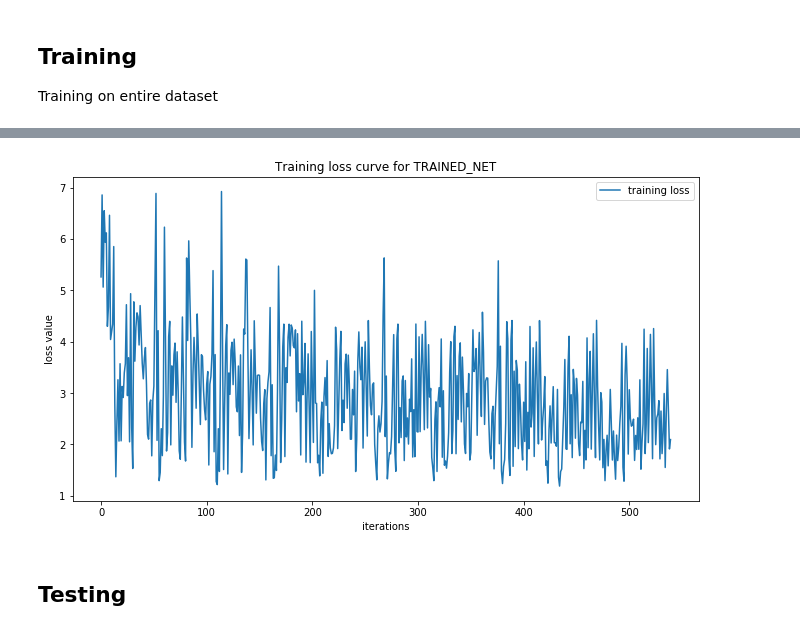
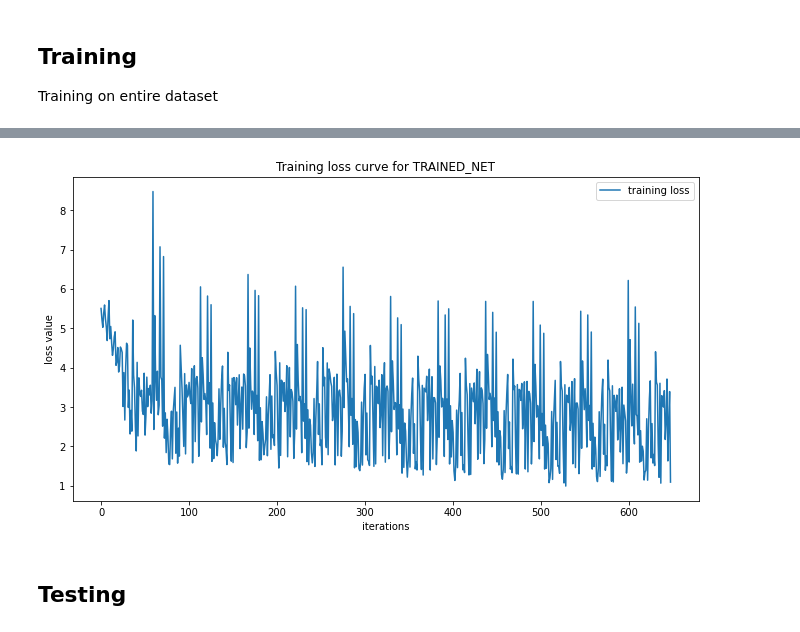
Before and after one commit to jazzalin/spacecraft-pose-estimation, a Jupyter notebook: model/model.ipynb, the cells around one changed output, grey strips where cells are left out. Cells and saved outputs as stored; diff of their text form; code cells hidden in the pictures.

Commit message:
train with rescrop

```diff
--- a/model/model.ipynb
+++ b/model/model.ipynb
@@ -57,6 +98,16 @@ val_transform = transforms.Compose([
     transforms.ToTensor(),
     # transforms.Normalize([0.5],[0.5])
 ])
+
+# rescrop_transform = transforms.Compose([
+#     # transforms.CenterCrop(1200),
+#     JointRescrop,
+# #     transforms.ToTensor(),
+#     # transforms.Normalize([0.5],[0.5])
+# ])
+rescrop_transform = JointRescrop
+
+# options: figure out how to get compose to work or add jointToTensor code into JointRescrop directly.
 # %%
 # Datasets
 # NOTE: we don't have the labels for the test set, so we need to split the training set
@@ -82,10 +133,22 @@ sanity_dataset = SpeedDataset(
 #     annotations_root=annotations_root_dir,
 #     transform=val_transform
 # )
+
+rescrop_dataset = SpeedDataset(
+    split="train",
+    split_index=1000, # used to make a smaller training set for dev
+    speed_root=dataset_root_dir,
+    annotations_root=annotations_root_dir,
+    transform=rescrop_transform
+)
 # %%
 (train_len, test_len) = (int(0.85*len(training_dataset)), int(0.15*len(training_dataset)))
 assert train_len + test_len == len(training_dataset)
 train_dataset, test_dataset = torch.utils.data.random_split(training_dataset, (train_len, test_len))
+
+(train_len, test_len) = (int(0.85*len(rescrop_dataset)), int(0.15*len(rescrop_dataset)))
+assert train_len + test_len == len(rescrop_dataset)
+rescrop_dataset, test_dataset = torch.utils.data.random_split(rescrop_dataset, (train_len, test_len))
 # %%
 # Dataloading
 WORKERS=6
@@ -93,6 +156,7 @@ train_loader = DataLoader(train_dataset, batch_size=16, num_workers=WORKERS, shu
 sanity_loader = DataLoader(sanity_dataset, batch_size=1, num_workers=WORKERS, shuffle=False)
 test_loader = DataLoader(test_dataset, batch_size=1, num_workers=WORKERS, shuffle=False)
 # val_loader = DataLoader(val_dataset, batch_size=1, num_workers=WORKERS, shuffle=False)
+rescrop_loader = DataLoader(rescrop_dataset, batch_size=16, num_workers=WORKERS, shuffle=False) # NOTE: set shuffle to True!
 # %% [markdown]
 ## Existing network implementations (1/2)
 
@@ -341,7 +405,7 @@ ax = fig.add_subplot(1,1,1)
 
 
 for e in range(EPOCH):
-    loss = train(train_loader, trained_net, optimizer, loss_graph)
+    loss = train(rescrop_loader, trained_net, optimizer, loss_graph)
     ax.clear()
     ax.set_xlabel('iterations')
     ax.set_ylabel('loss value')
@@ -367,4 +433,4 @@ Wall time: 4min 45s
-[figure, old version]
+[figure, new version]
 # %% [markdown]
 ## Testing
 # %%
```
Also changed, not shown: parts of 6 cells of this notebook, 2 other files.
